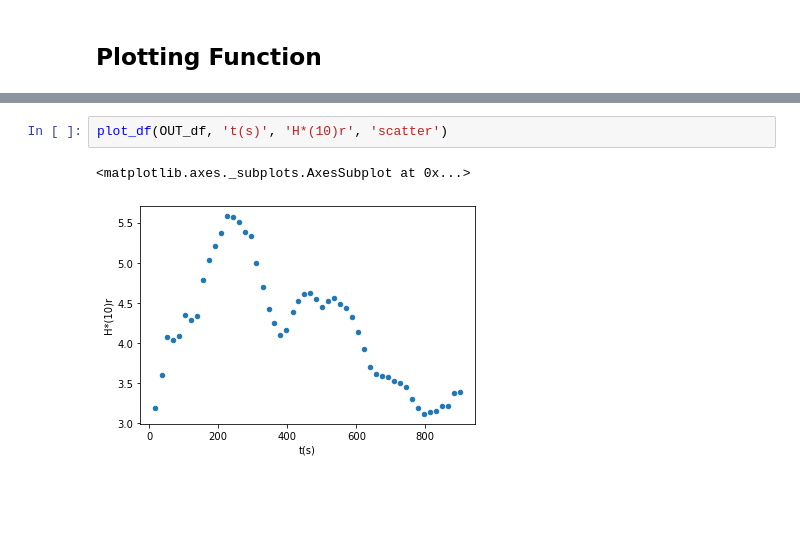
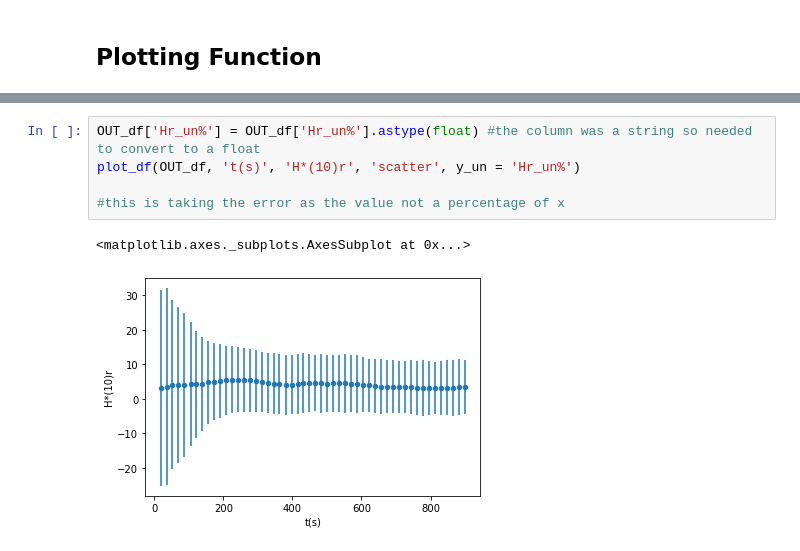
Before and after one commit to OliviaT18/diamon_processing, a Jupyter notebook: OUT_data_reader.ipynb, the cells around one changed output, grey strips where cells are left out. Drawn from its saved outputs; the diff is of its cells as text; blank space fills up the shorter version.

```diff
--- a/OUT_data_reader.ipynb
+++ b/OUT_data_reader.ipynb
@@ -46,7 +47,10 @@ def plot_df(data_frame, x, y, kind):
 
     return (df_graph)
-# %%
-plot_df(OUT_df, 't(s)', 'H*(10)r', 'scatter')
-# %% [output]
-<matplotlib.axes._subplots.AxesSubplot at 0x...>
-[figure, removed]
+# %%
+OUT_df['Hr_un%'] = OUT_df['Hr_un%'].astype(float) #the column was a string so needed to convert to a float
+plot_df(OUT_df, 't(s)', 'H*(10)r', 'scatter', y_un = 'Hr_un%')
+
+#this is taking the error as the value not a percentage of x
+# %% [output]
+<matplotlib.axes._subplots.AxesSubplot at 0x...>
+[figure, added]
```
Also changed, not shown: parts of 4 cells of this notebook.
